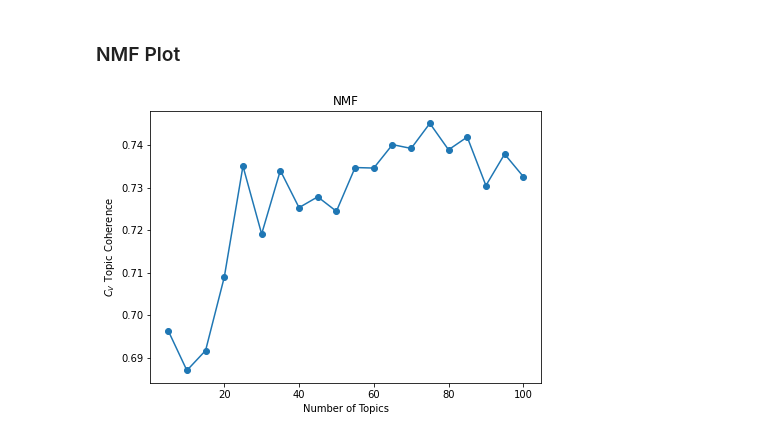
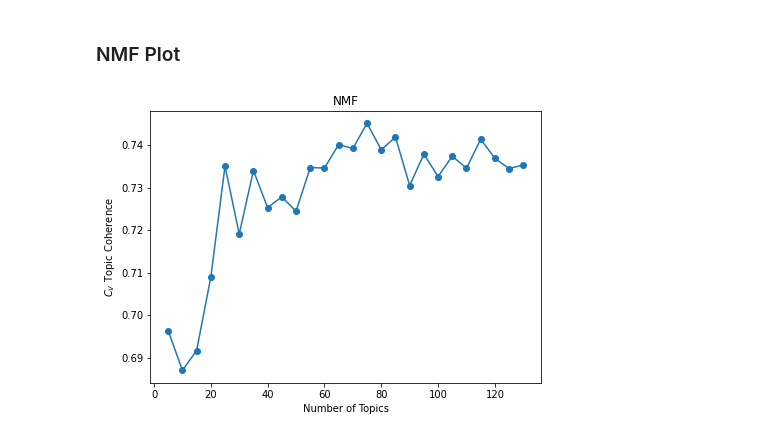
Before and after one commit to DSPG-Young-Scholars-Program/dspg20RnD, a Jupyter notebook: src/emerging_topics/topic_model_tuning/plot_tuning.ipynb, the cells around one changed output. Saved outputs shown, nothing was run; the diff lists cells and outputs as text; code cells hidden in the pictures.

Commit message:
topic model results update

```diff
--- a/src/emerging_topics/topic_model_tuning/plot_tuning.ipynb
+++ b/src/emerging_topics/topic_model_tuning/plot_tuning.ipynb
@@ -68,21 +68,22 @@ coherence
 # %%
 c1 = pd.read_pickle("./results/nmf_c.pkl")
 c2 = pd.read_pickle("./results/nmf_c2.pkl")
+c3 = pd.read_pickle("./results/nmf_c3.pkl")
 # %%
-coherence = list(c1["iteration 0"]) + list(c2["iteration 0"])
+coherence = list(c1["iteration 0"]) + list(c2["iteration 0"]) + list(c3["iteration 0"])
 # %%
 # plot results
 
-n_topics = list(range(5,101,5)) #+ [140, 150, 175, 200]
+n_topics = list(range(5,131,5)) #+ [140, 150, 175, 200]
 
 plt.figure(figsize=(7,5))
 #plt.subplot(1,2,1)
 plt.plot(n_topics, coherence, marker='o')
 plt.title("NMF")
 plt.xlabel("Number of Topics")
 plt.ylabel("$C_{V}$ Topic Coherence")
 #plt.legend(("coherence"), loc='best')
 
 plt.show()
 # %% [output]
-[figure, old version]
+[figure, new version]
```
Also changed, not shown: parts of 2 cells of this notebook, 2 other files.
